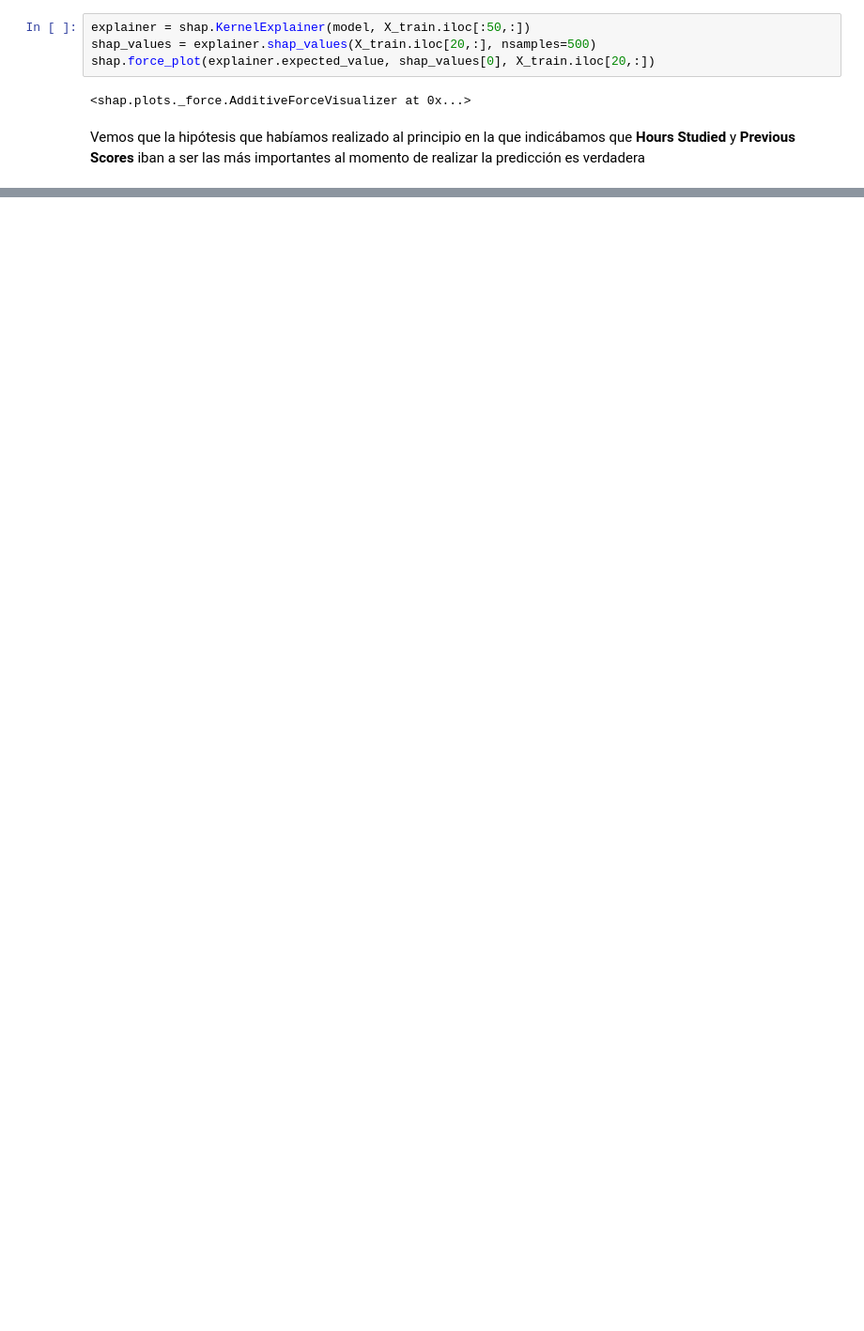
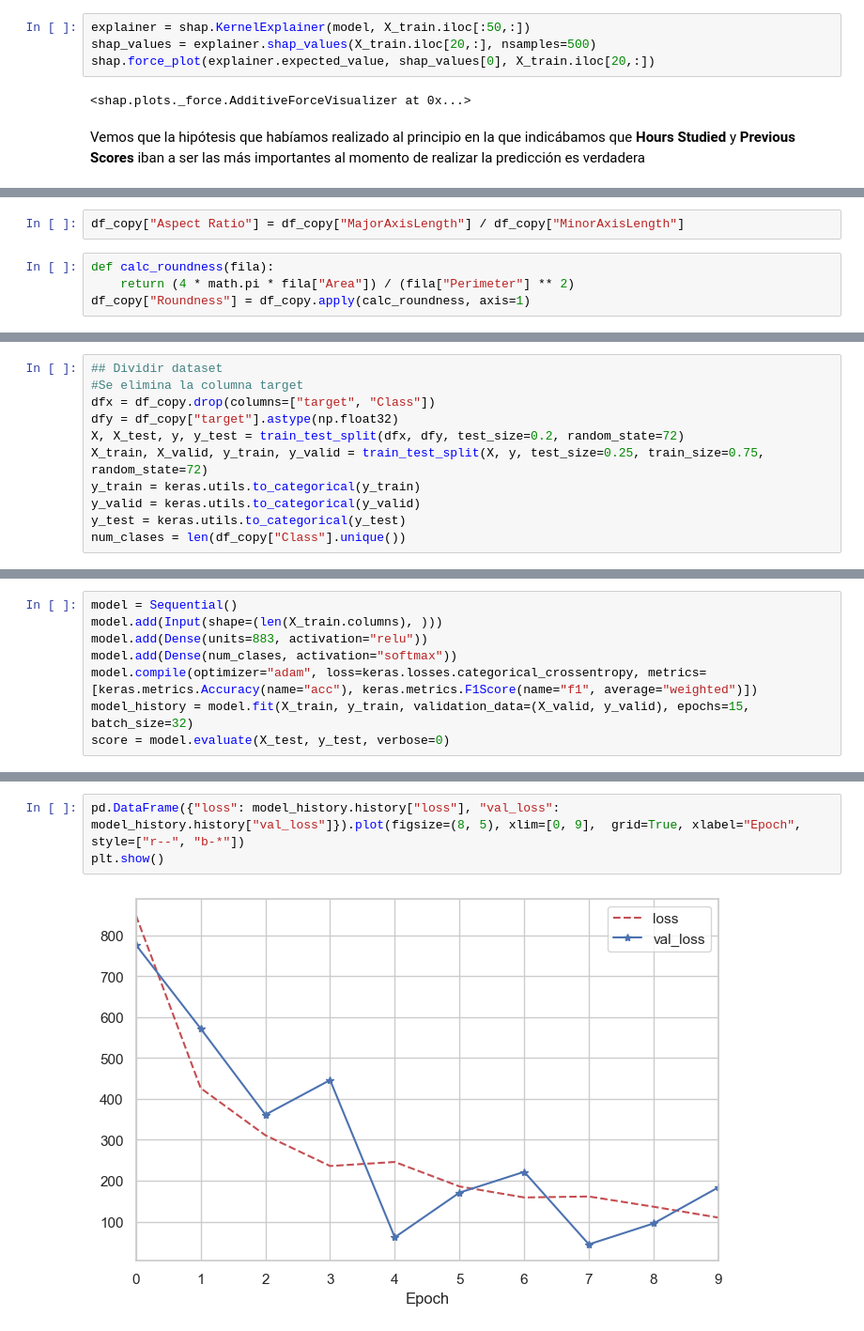
Before and after one commit to Simon890/aa2tp, a Jupyter notebook: Solucion.ipynb, the cells around one changed output, grey strips where cells are left out. Shown at 94% size. Saved outputs shown, nothing was run; the diff lists cells and outputs as text; blank space fills up the shorter version.

```diff
--- a/Solucion.ipynb
+++ b/Solucion.ipynb
@@ -373,0 +512,6 @@ Vemos que la hipótesis que habíamos realizado al principio en la que indicába
+# %%
+df_copy["Aspect Ratio"] = df_copy["MajorAxisLength"] / df_copy["MinorAxisLength"]
+# %%
+def calc_roundness(fila):
+    return (4 * math.pi * fila["Area"]) / (fila["Perimeter"] ** 2)
+df_copy["Roundness"] = df_copy.apply(calc_roundness, axis=1)
@@ -373,0 +537,11 @@ Vemos que la hipótesis que habíamos realizado al principio en la que indicába
+# %%
+## Dividir dataset
+#Se elimina la columna target
+dfx = df_copy.drop(columns=["target", "Class"])
+dfy = df_copy["target"].astype(np.float32)
+X, X_test, y, y_test = train_test_split(dfx, dfy, test_size=0.2, random_state=72)
+X_train, X_valid, y_train, y_valid = train_test_split(X, y, test_size=0.25, train_size=0.75, random_state=72)
+y_train = keras.utils.to_categorical(y_train)
+y_valid = keras.utils.to_categorical(y_valid)
+y_test = keras.utils.to_categorical(y_test)
+num_clases = len(df_copy["Class"].unique())
@@ -373,0 +714,8 @@ Vemos que la hipótesis que habíamos realizado al principio en la que indicába
+# %%
+model = Sequential()
+model.add(Input(shape=(len(X_train.columns), )))
+model.add(Dense(units=883, activation="relu"))
+model.add(Dense(num_clases, activation="softmax"))
+model.compile(optimizer="adam", loss=keras.losses.categorical_crossentropy, metrics=[keras.metrics.Accuracy(name="acc"), keras.metrics.F1Score(name="f1", average="weighted")])
+model_history = model.fit(X_train, y_train, validation_data=(X_valid, y_valid), epochs=15, batch_size=32)
+score = model.evaluate(X_test, y_test, verbose=0)
@@ -373,0 +764,5 @@ Vemos que la hipótesis que habíamos realizado al principio en la que indicába
+# %%
+pd.DataFrame({"loss": model_history.history["loss"], "val_loss": model_history.history["val_loss"]}).plot(figsize=(8, 5), xlim=[0, 9],  grid=True, xlabel="Epoch", style=["r--", "b-*"])
+plt.show()
+# %% [output]
+[figure, added]
```
Also changed, not shown: parts of 35 cells of this notebook, 1 other file.
